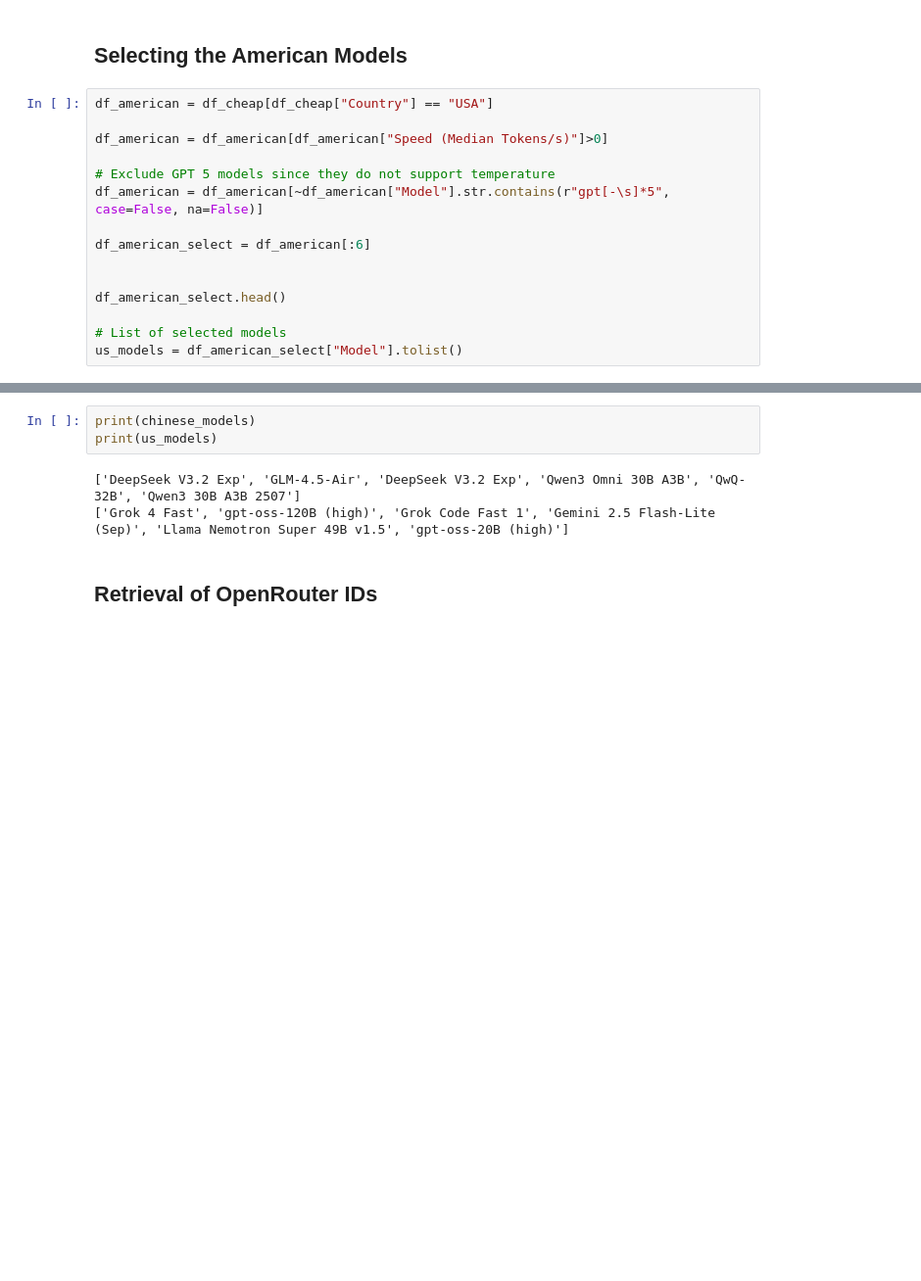
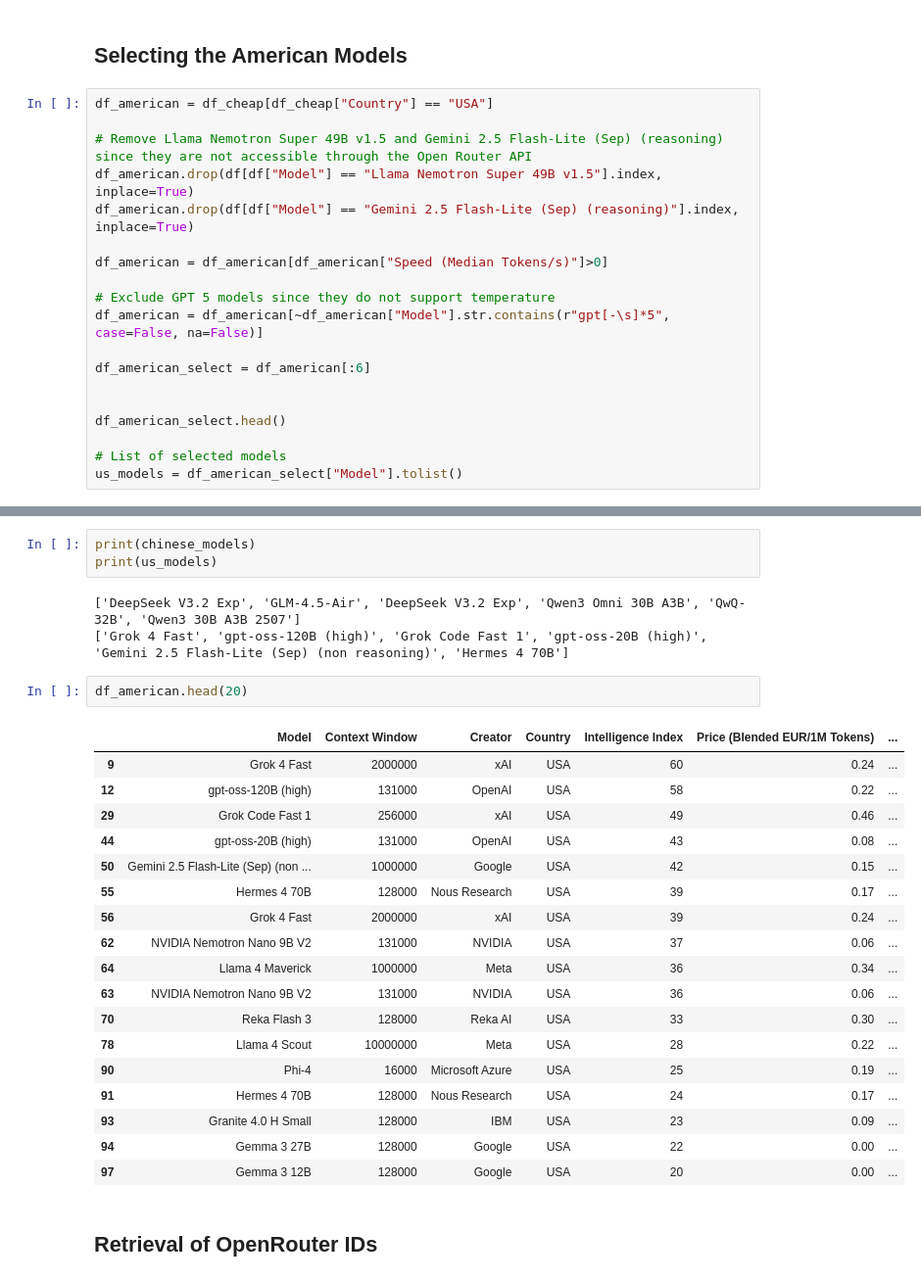
Before and after one commit to Lucas-Mueller/Rawls_v3, a Jupyter notebook: hypothesis_testing/hypothesis_2/Hypothesis_2_main.ipynb, the cells around one changed output, grey strips where cells are left out. Shown at 98% size. Cells and saved outputs as stored; diff of their text form; blank space fills up the shorter version.

```diff
--- a/hypothesis_testing/hypothesis_2/Hypothesis_2_main.ipynb
+++ b/hypothesis_testing/hypothesis_2/Hypothesis_2_main.ipynb
@@ -116,6 +116,10 @@ df_chinese_select.head()
 ## Selecting the American Models
 # %%
 df_american = df_cheap[df_cheap["Country"] == "USA"]
+
+# Remove Llama Nemotron Super 49B v1.5 and Gemini 2.5 Flash-Lite (Sep) (reasoning) since they are not accessible through the Open Router API
+df_american.drop(df[df["Model"] == "Llama Nemotron Super 49B v1.5"].index, inplace=True)
+df_american.drop(df[df["Model"] == "Gemini 2.5 Flash-Lite (Sep) (reasoning)"].index, inplace=True)
 
 df_american = df_american[df_american["Speed (Median Tokens/s)"]>0]
 
@@ -134,7 +147,28 @@ print(chinese_models)
 print(us_models)
 # %% [output]
 ['DeepSeek V3.2 Exp', 'GLM-4.5-Air', 'DeepSeek V3.2 Exp', 'Qwen3 Omni 30B A3B', 'QwQ-32B', 'Qwen3 30B A3B 2507']
-['Grok 4 Fast', 'gpt-oss-120B (high)', 'Grok Code Fast 1', 'Gemini 2.5 Flash-Lite (Sep)', 'Llama Nemotron Super 49B v1.5', 'gpt-oss-20B (high)']
+['Grok 4 Fast', 'gpt-oss-120B (high)', 'Grok Code Fast 1', 'gpt-oss-20B (high)', 'Gemini 2.5 Flash-Lite (Sep) (non reasoning)', 'Hermes 4 70B']
+# %%
+df_american.head(20)
+# %% [output]
+|  | Model | Context Window | Creator | Country | Intelligence Index | Price (Blended EUR/1M Tokens) | ... |
+| 9 | Grok 4 Fast | 2000000 | xAI | USA | 60 | 0.24 | ... |
+| 12 | gpt-oss-120B (high) | 131000 | OpenAI | USA | 58 | 0.22 | ... |
+| 29 | Grok Code Fast 1 | 256000 | xAI | USA | 49 | 0.46 | ... |
+| 44 | gpt-oss-20B (high) | 131000 | OpenAI | USA | 43 | 0.08 | ... |
+| 50 | Gemini 2.5 Flash-Lite (Sep) (non ... | 1000000 | Google | USA | 42 | 0.15 | ... |
+| 55 | Hermes 4 70B | 128000 | Nous Research | USA | 39 | 0.17 | ... |
+| 56 | Grok 4 Fast | 2000000 | xAI | USA | 39 | 0.24 | ... |
+| 62 | NVIDIA Nemotron Nano 9B V2 | 131000 | NVIDIA | USA | 37 | 0.06 | ... |
+| 64 | Llama 4 Maverick | 1000000 | Meta | USA | 36 | 0.34 | ... |
+| 63 | NVIDIA Nemotron Nano 9B V2 | 131000 | NVIDIA | USA | 36 | 0.06 | ... |
+| 70 | Reka Flash 3 | 128000 | Reka AI | USA | 33 | 0.30 | ... |
+| 78 | Llama 4 Scout | 10000000 | Meta | USA | 28 | 0.22 | ... |
+| 90 | Phi-4 | 16000 | Microsoft Azure | USA | 25 | 0.19 | ... |
+| 91 | Hermes 4 70B | 128000 | Nous Research | USA | 24 | 0.17 | ... |
+| 93 | Granite 4.0 H Small | 128000 | IBM | USA | 23 | 0.09 | ... |
+| 94 | Gemma 3 27B | 128000 | Google | USA | 22 | 0.00 | ... |
+| 97 | Gemma 3 12B | 128000 | Google | USA | 20 | 0.00 | ... |
 # %% [markdown]
 ## Retrieval of OpenRouter IDs
 # %%
```
Also changed, not shown: parts of 13 cells of this notebook, 10 other files.
